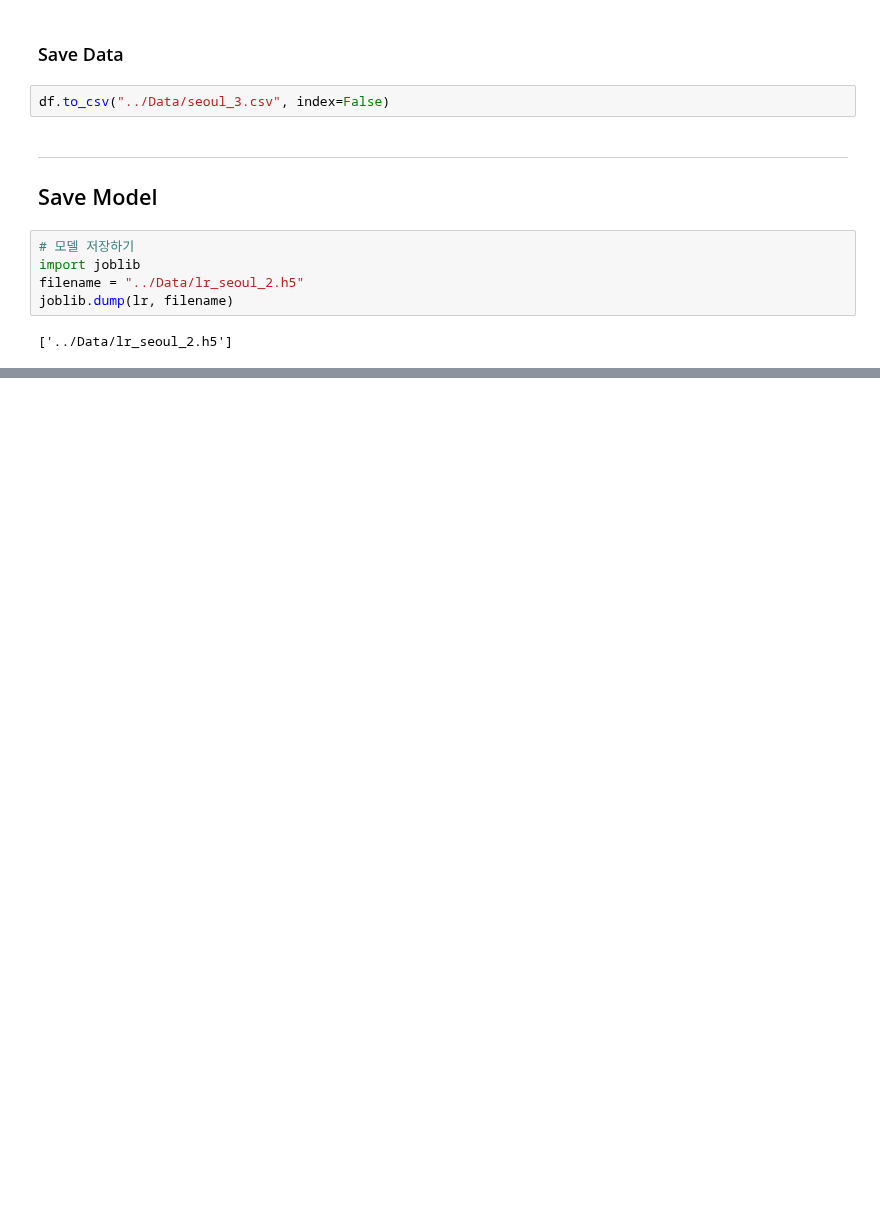
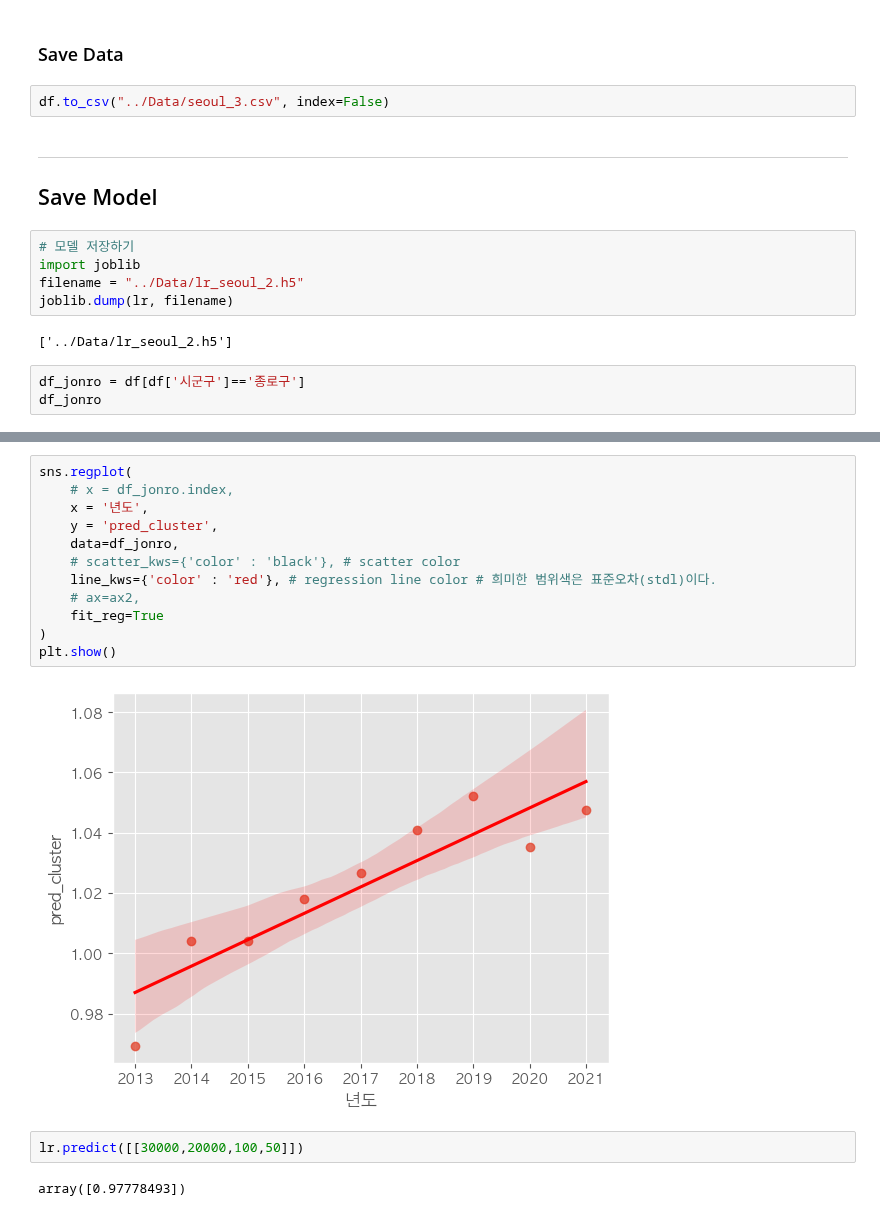
Before and after one commit to vxornjs11/Pytone_Flutter, a Jupyter notebook: Seoul/Note/03.EDA&ML_02_예측값.ipynb, the cells around one changed output, grey strips where cells are left out. Cells and saved outputs as stored; diff of their text form; blank space fills up the shorter version.

```diff
--- a/Seoul/Note/03.EDA&ML_02_예측값.ipynb
+++ b/Seoul/Note/03.EDA&ML_02_예측값.ipynb
@@ -263,3 +282,6 @@ filename = "../Data/lr_seoul_2.h5"
 joblib.dump(lr, filename)
 # %% [output]
 ['../Data/lr_seoul_2.h5']
+# %%
+df_jonro = df[df['시군구']=='종로구']
+df_jonro
@@ -265,0 +330,18 @@ joblib.dump(lr, filename)
+# %%
+sns.regplot(
+    # x = df_jonro.index,
+    x = '년도',
+    y = 'pred_cluster',
+    data=df_jonro,
+    # scatter_kws={'color' : 'black'}, # scatter color
+    line_kws={'color' : 'red'}, # regression line color # 희미한 범위색은 표준오차(stdl)이다.
+    # ax=ax2,
+    fit_reg=True
+)
+plt.show()
+# %% [output]
+[figure, added]
+# %%
+lr.predict([[30000,20000,100,50]])
+# %% [output]
+array([0.97778493])
```
Also changed, not shown: parts of 14 cells of this notebook, 12 other files.
